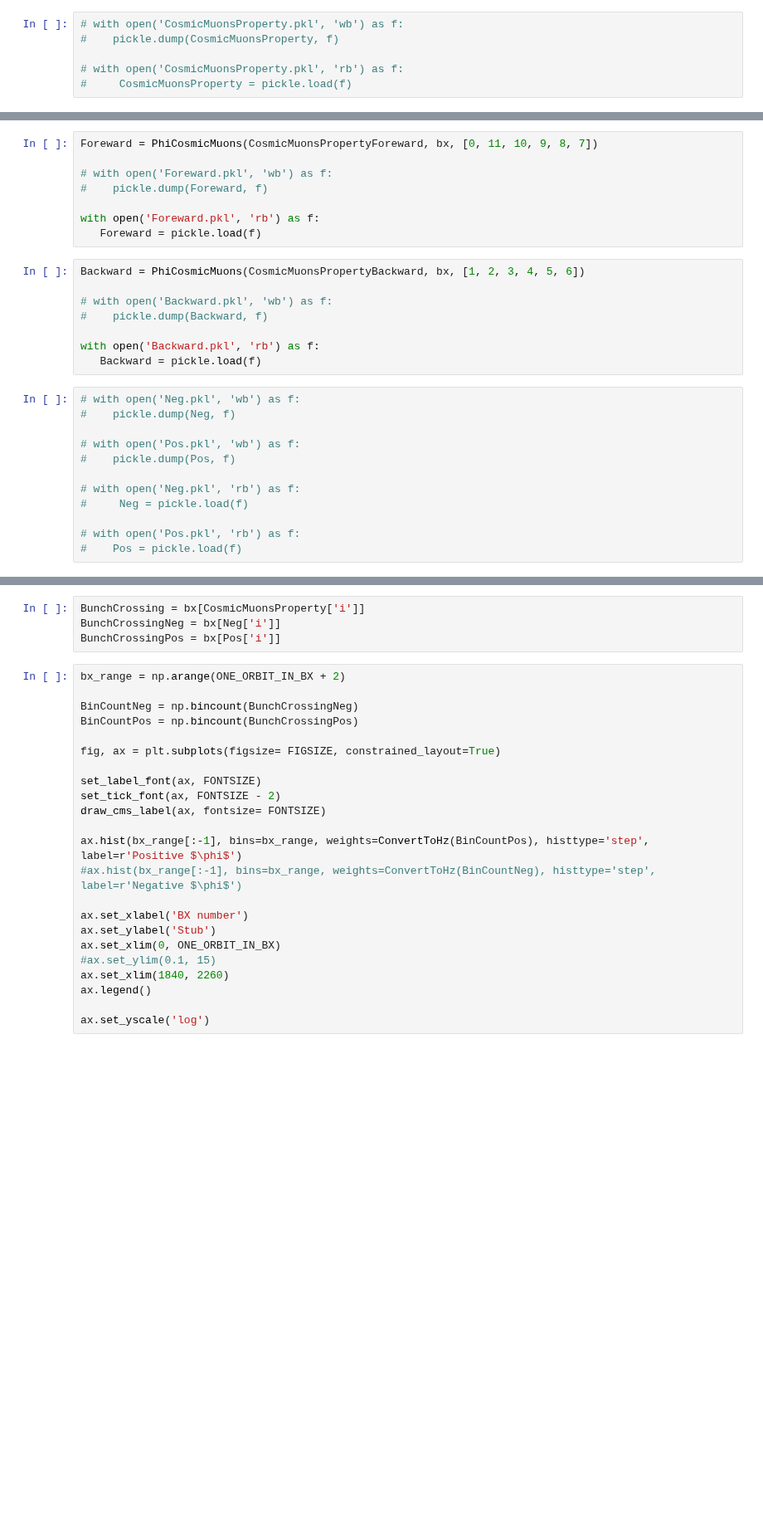
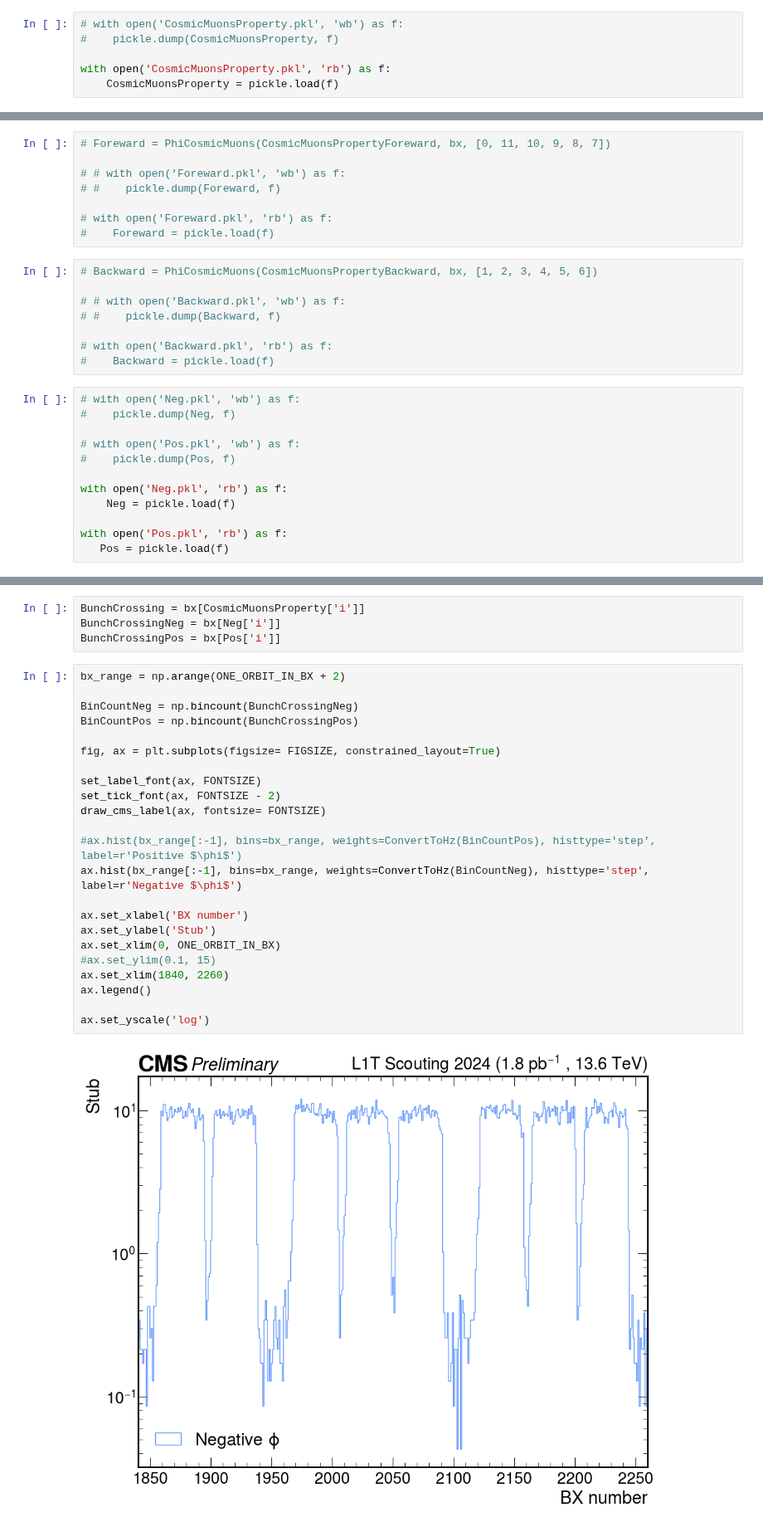
Before and after one commit to francescoreschio/Tesi-Triennale, a Jupyter notebook: Codice/HSCPStubs.ipynb, the cells around one changed output, grey strips where cells are left out. Shown at 83% size. Cells and saved outputs as stored; diff of their text form; blank space fills up the shorter version.

```diff
--- a/Codice/HSCPStubs.ipynb
+++ b/Codice/HSCPStubs.ipynb
@@ -278,5 +278,5 @@ with open('CosmicMuonsPropertyBackward.pkl', 'wb') as f:
 # with open('CosmicMuonsProperty.pkl', 'wb') as f:
 #    pickle.dump(CosmicMuonsProperty, f)
 
-# with open('CosmicMuonsProperty.pkl', 'rb') as f:
-#     CosmicMuonsProperty = pickle.load(f)
+with open('CosmicMuonsProperty.pkl', 'rb') as f:
+    CosmicMuonsProperty = pickle.load(f)
@@ -338,21 +338,21 @@ def PhiCosmicMuons(CosmicMuonsProperty, bx, Sector):
 
    return ak.Array(Neg)
 # %%
-Foreward = PhiCosmicMuons(CosmicMuonsPropertyForeward, bx, [0, 11, 10, 9, 8, 7])
+# Foreward = PhiCosmicMuons(CosmicMuonsPropertyForeward, bx, [0, 11, 10, 9, 8, 7])
 
-# with open('Foreward.pkl', 'wb') as f:
-#    pickle.dump(Foreward, f)
+# # with open('Foreward.pkl', 'wb') as f:
+# #    pickle.dump(Foreward, f)
 
-with open('Foreward.pkl', 'rb') as f:
-   Foreward = pickle.load(f)
+# with open('Foreward.pkl', 'rb') as f:
+#    Foreward = pickle.load(f)
 # %%
-Backward = PhiCosmicMuons(CosmicMuonsPropertyBackward, bx, [1, 2, 3, 4, 5, 6])
+# Backward = PhiCosmicMuons(CosmicMuonsPropertyBackward, bx, [1, 2, 3, 4, 5, 6])
 
-# with open('Backward.pkl', 'wb') as f:
-#    pickle.dump(Backward, f)
+# # with open('Backward.pkl', 'wb') as f:
+# #    pickle.dump(Backward, f)
 
-with open('Backward.pkl', 'rb') as f:
-   Backward = pickle.load(f)
+# with open('Backward.pkl', 'rb') as f:
+#    Backward = pickle.load(f)
 # %%
 # with open('Neg.pkl', 'wb') as f:
 #    pickle.dump(Neg, f)
@@ -360,10 +360,10 @@ with open('Backward.pkl', 'rb') as f:
 # with open('Pos.pkl', 'wb') as f:
 #    pickle.dump(Pos, f)
 
-# with open('Neg.pkl', 'rb') as f:
-#     Neg = pickle.load(f)
+with open('Neg.pkl', 'rb') as f:
+    Neg = pickle.load(f)
 
-# with open('Pos.pkl', 'rb') as f:
-#    Pos = pickle.load(f)
+with open('Pos.pkl', 'rb') as f:
+   Pos = pickle.load(f)
 # %%
 Neg
@@ -374,26 +376,28 @@ BunchCrossingPos = bx[Pos['i']]
 # %%
 bx_range = np.arange(ONE_ORBIT_IN_BX + 2)
 
 BinCountNeg = np.bincount(BunchCrossingNeg)
 BinCountPos = np.bincount(BunchCrossingPos)
 
 fig, ax = plt.subplots(figsize= FIGSIZE, constrained_layout=True)
 
 set_label_font(ax, FONTSIZE)
 set_tick_font(ax, FONTSIZE - 2)
 draw_cms_label(ax, fontsize= FONTSIZE)
 
-ax.hist(bx_range[:-1], bins=bx_range, weights=ConvertToHz(BinCountPos), histtype='step', label=r'Positive $\phi$')
-#ax.hist(bx_range[:-1], bins=bx_range, weights=ConvertToHz(BinCountNeg), histtype='step', label=r'Negative $\phi$')
+#ax.hist(bx_range[:-1], bins=bx_range, weights=ConvertToHz(BinCountPos), histtype='step', label=r'Positive $\phi$')
+ax.hist(bx_range[:-1], bins=bx_range, weights=ConvertToHz(BinCountNeg), histtype='step', label=r'Negative $\phi$')
 
 ax.set_xlabel('BX number')
 ax.set_ylabel('Stub')
 ax.set_xlim(0, ONE_ORBIT_IN_BX)
 #ax.set_ylim(0.1, 15)
 ax.set_xlim(1840, 2260)
 ax.legend()
 
 ax.set_yscale('log')
+# %% [output]
+[figure, added]
 # %%
 nBmtf = bmtf_gmt.nBmtfMuons
 BmtfPt = bmtf_gmt.bmtfPt
```
Also changed, not shown: parts of 16 cells of this notebook, 6 other files.
